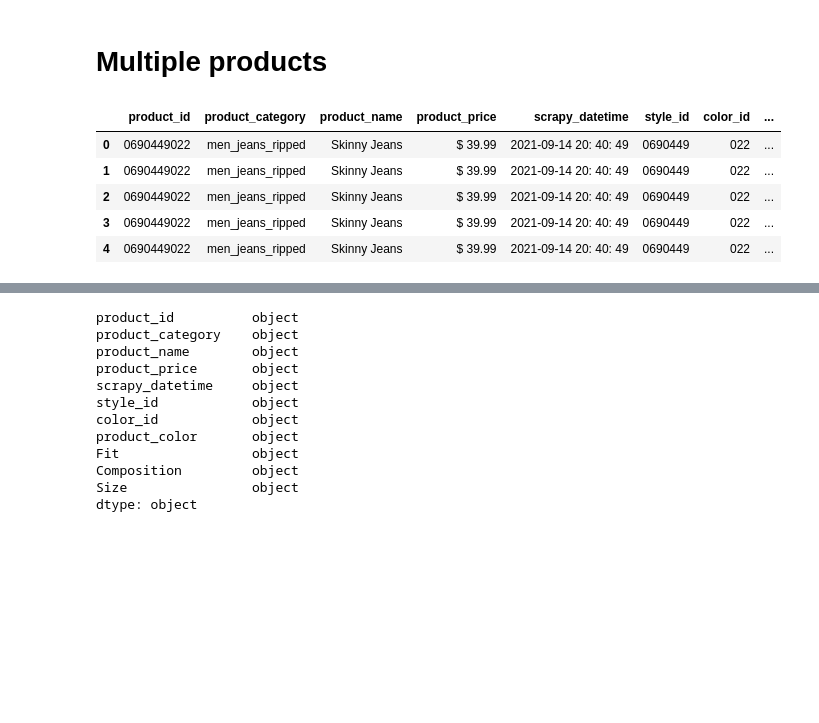
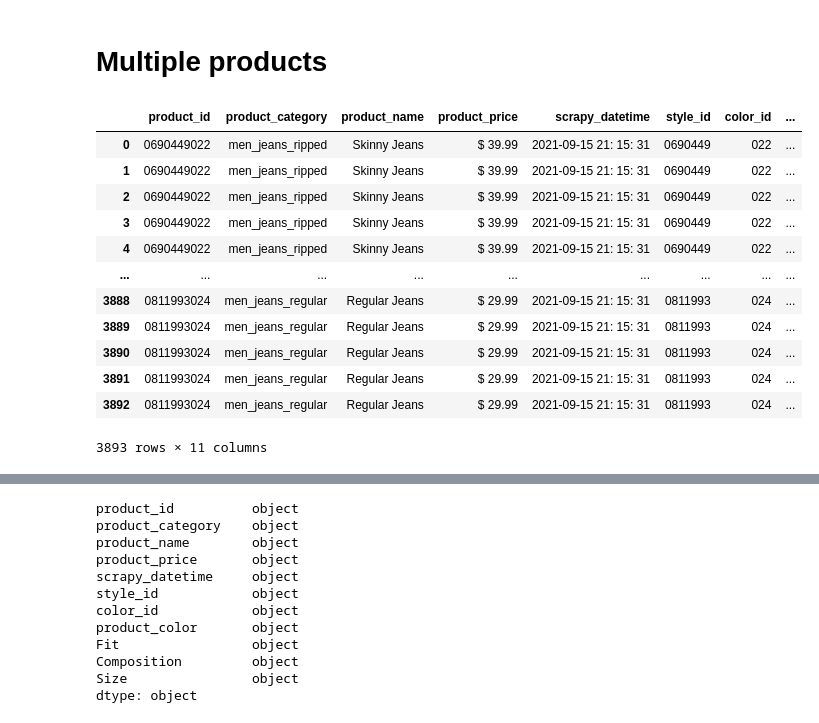
Before and after one commit to HenriqueCR1291/star_jeans, a Jupyter notebook: m01_star_jeans.ipynb, the cells around one changed output, grey strips where cells are left out. Saved outputs shown, nothing was run; the diff lists cells and outputs as text; code cells hidden in the pictures; blank space fills up the shorter version.

```diff
--- a/m01_star_jeans.ipynb
+++ b/m01_star_jeans.ipynb
@@ -144,7 +144,7 @@ import re
 url = 'https://www2.hm.com/en_us/men/products/jeans.html'
 
 headers = {'User-Agent': 'Mozilla/5.0 (Windows NT 10.0; Win64; x64) AppleWebKit/537.36 (KHTML, like Gecko) Chrome/80.0.3987.149 Safari/537.36'}
-page = requests.get (url, headers=headers)
+page = requests.get (url2, headers=headers)
 
 soup = BeautifulSoup (page.text, 'html.parser')
 # %%
@@ -315,11 +311,18 @@ data['color_id'] = data['product_id'].apply(lambda x: x[-3:])
 
 data_raw = pd.merge(data, df_detail[['style_id', 'product_color', 'Fit', 'Composition', 'Size']], how = 'left', on = 'style_id')
 # %%
-data_raw.head()
+data_raw
 # %% [output]
 |  | product_id | product_category | product_name | product_price | scrapy_datetime | style_id | color_id | ... |
-| 0 | 0690449022 | men_jeans_ripped | Skinny Jeans | $ 39.99 | 2021-09-14 20: 40: 49 | 0690449 | 022 | ... |
-| 1 | 0690449022 | men_jeans_ripped | Skinny Jeans | $ 39.99 | 2021-09-14 20: 40: 49 | 0690449 | 022 | ... |
-| 2 | 0690449022 | men_jeans_ripped | Skinny Jeans | $ 39.99 | 2021-09-14 20: 40: 49 | 0690449 | 022 | ... |
-| 3 | 0690449022 | men_jeans_ripped | Skinny Jeans | $ 39.99 | 2021-09-14 20: 40: 49 | 0690449 | 022 | ... |
-| 4 | 0690449022 | men_jeans_ripped | Skinny Jeans | $ 39.99 | 2021-09-14 20: 40: 49 | 0690449 | 022 | ... |
+| 0 | 0690449022 | men_jeans_ripped | Skinny Jeans | $ 39.99 | 2021-09-15 21: 15: 31 | 0690449 | 022 | ... |
+| 1 | 0690449022 | men_jeans_ripped | Skinny Jeans | $ 39.99 | 2021-09-15 21: 15: 31 | 0690449 | 022 | ... |
+| 2 | 0690449022 | men_jeans_ripped | Skinny Jeans | $ 39.99 | 2021-09-15 21: 15: 31 | 0690449 | 022 | ... |
+| 3 | 0690449022 | men_jeans_ripped | Skinny Jeans | $ 39.99 | 2021-09-15 21: 15: 31 | 0690449 | 022 | ... |
+| 4 | 0690449022 | men_jeans_ripped | Skinny Jeans | $ 39.99 | 2021-09-15 21: 15: 31 | 0690449 | 022 | ... |
+| ... | ... | ... | ... | ... | ... | ... | ... | ... |
+| 3888 | 0811993024 | men_jeans_regular | Regular Jeans | $ 29.99 | 2021-09-15 21: 15: 31 | 0811993 | 024 | ... |
+| 3889 | 0811993024 | men_jeans_regular | Regular Jeans | $ 29.99 | 2021-09-15 21: 15: 31 | 0811993 | 024 | ... |
+| 3890 | 0811993024 | men_jeans_regular | Regular Jeans | $ 29.99 | 2021-09-15 21: 15: 31 | 0811993 | 024 | ... |
+| 3891 | 0811993024 | men_jeans_regular | Regular Jeans | $ 29.99 | 2021-09-15 21: 15: 31 | 0811993 | 024 | ... |
+| 3892 | 0811993024 | men_jeans_regular | Regular Jeans | $ 29.99 | 2021-09-15 21: 15: 31 | 0811993 | 024 | ... |
+3893 rows × 11 columns
```
Also changed, not shown: parts of 9 cells of this notebook.
